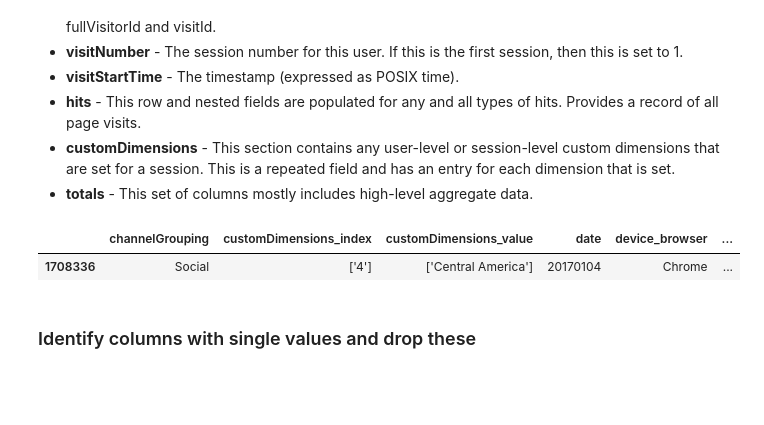
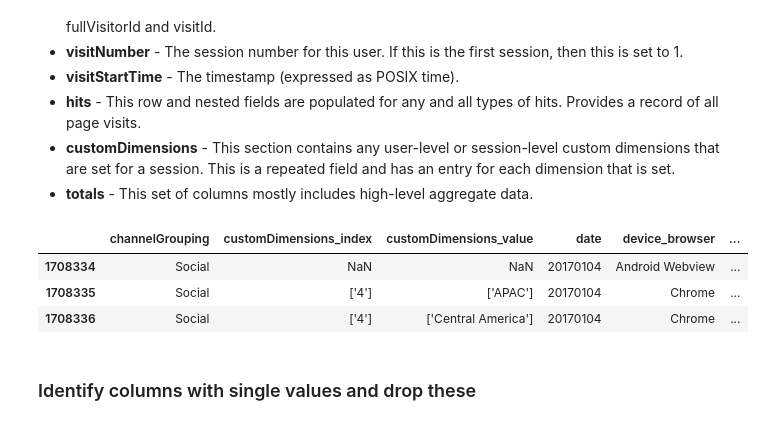
Before and after one commit to m-musiol/Capstone-NF_GA-Prediction, a Jupyter notebook: GA-Customer-Revenue-Prediction_model.ipynb, the cells around one changed output. Saved outputs shown, nothing was run; the diff lists cells and outputs as text; code cells hidden in the pictures; blank space fills up the shorter version.

```diff
--- a/GA-Customer-Revenue-Prediction_model.ipynb
+++ b/GA-Customer-Revenue-Prediction_model.ipynb
@@ -188,9 +184,11 @@ Detailed description of the variables: [Google Analytics](https://support.google
 - **totals** - This set of columns mostly includes high-level aggregate data.
 # %%
 # at first sight we see many missing values
-df_train.tail(1)
+df_train.tail(3)
 # %% [output]
 |  | channelGrouping | customDimensions_index | customDimensions_value | date | device_browser | ... |
+| 1708334 | Social | NaN | NaN | 20170104 | Android Webview | ... |
+| 1708335 | Social | ['4'] | ['APAC'] | 20170104 | Chrome | ... |
 | 1708336 | Social | ['4'] | ['Central America'] | 20170104 | Chrome | ... |
 # %% [markdown]
 ### Identify columns with single values and drop these
```
Also changed, not shown: parts of 9 cells of this notebook, 4 other files.
